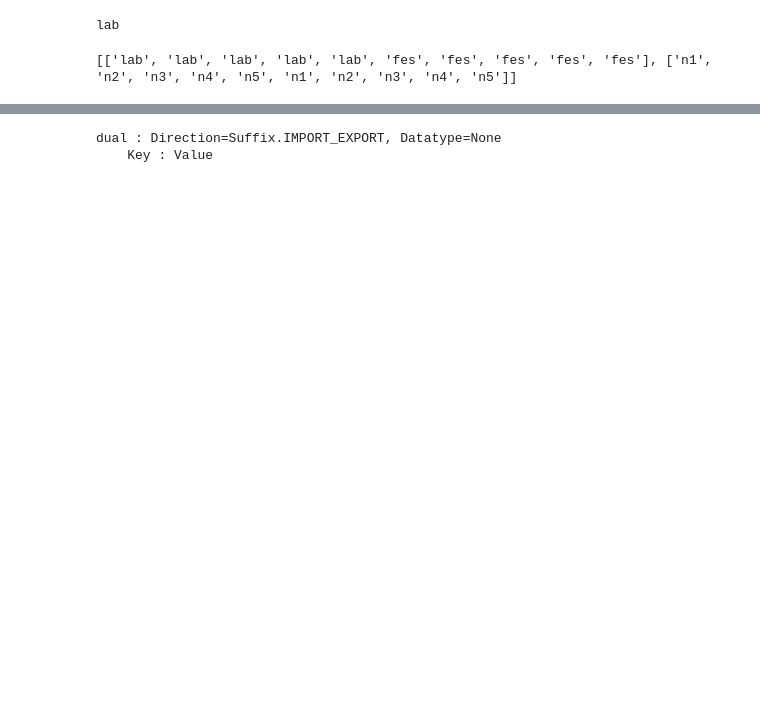
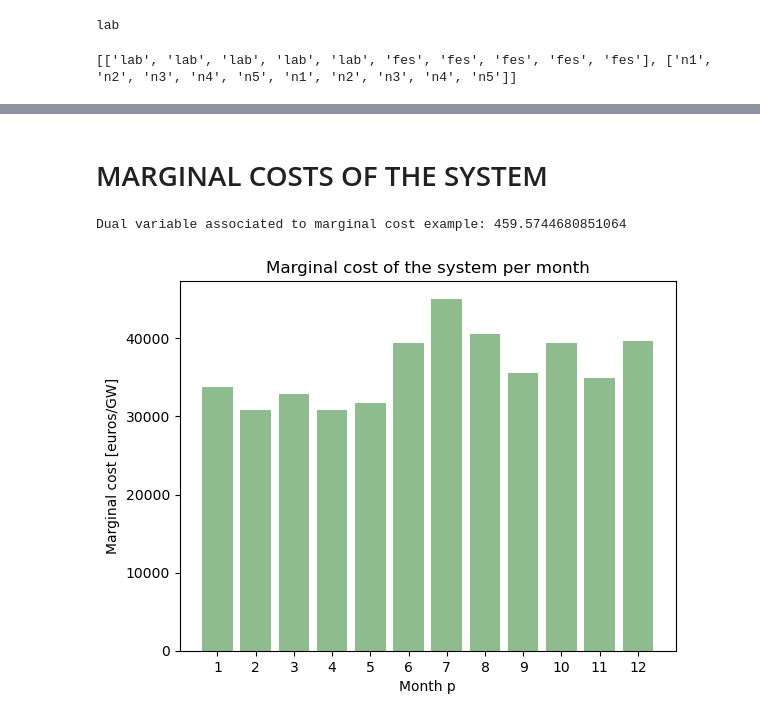
Before and after one commit to juanraposo2000/PYOMO, a Jupyter notebook: MMP_PYOMO.ipynb, the cells around one changed output, grey strips where cells are left out. Drawn from its saved outputs; the diff is of its cells as text; code cells hidden in the pictures; blank space fills up the shorter version.

```diff
--- a/MMP_PYOMO.ipynb
+++ b/MMP_PYOMO.ipynb
@@ -65,7 +64,7 @@ m.y = Var(m.t,m.s, m.p, within= Binary)#y(t,s,p) Start up decision for generator
 # %%
-m.qt = Var(m.t, m.n, m.s, m.p) #q(t,n,s,p) Net power delivered by thermal generator t [GW]
-m.qh = Var(m.h, m.n, m.s, m.p, within= Reals) #q(h,n,s,p) Net power delivered by hydraulic generator h [GW]
-m.b = Var(m.h, m.n, m.s, m.p) #b(h,n,s,p)Gross power consumed by pumping-storage plant [GW]
-m.w = Var(m.h, m.p) #w(h,p) Hydroelectric energy in the reservoir of the plant [GWh]
+m.qt = Var(m.t, m.n, m.s, m.p, within= NonNegativeReals) #q(t,n,s,p) Net power delivered by thermal generator t [GW]
+m.qh = Var(m.h, m.n, m.s, m.p, within= NonNegativeReals) #q(h,n,s,p) Net power delivered by hydraulic generator h [GW]
+m.b = Var(m.h, m.n, m.s, m.p, within= NonNegativeReals) #b(h,n,s,p)Gross power consumed by pumping-storage plant [GW]
+m.w = Var(m.h, m.p, within= NonNegativeReals) #w(h,p) Hydroelectric energy in the reservoir of the plant [GWh]
 # %%
 def obj_rule (m):
@@ -165,2 +198,14 @@ instance = m.create_instance(data)
+# %%
+solver.options['Method'           ] =    1                                       # Solution method: dual-simplex {1} o barrier {2}
+solver.options['MIPGap'           ] =    0.00                                    # Optcr
+solver.options['Threads'          ] =    7                                       # Number of cores dedicated to the optimization
+solver.options['IntFeasTol'       ] = 1e-9
+solver.options['OptimalityTol'    ] = 1e-9
+solver.options['FeasibilityTol'   ] = 1e-9
+solver.options['RINS'             ] =  100
+solver.options['DisplayInterval'  ] =   30
+solver.options['NumericFocus'     ] =    3
+solver.options['MarkowitzTol'     ] =    0.999
+solver.options['ScaleFlag'        ] =    2
 # %%
 
@@ -479,5 +559,19 @@ Index(['n1', 'n2', 'n3', 'n4', 'n5'], dtype='object')
-# %%
-instance.dual.display()
-# %% [output]
-dual : Direction=Suffix.IMPORT_EXPORT, Datatype=None
-    Key : Value
+# %% [markdown]
+# MARGINAL COSTS OF THE SYSTEM
+# %%
+shadow_price = instance.dual[instance.Demand_Bal['n1','lab',1]]
+print("Dual variable associated to marginal cost example:",shadow_price)
+
+
+fig5, ax5 = plt.subplots()
+x_values = range(1, len(instance.p) + 1)
+for p in instance.p:
+    [ax5.bar(p, value(sum(instance.dual[instance.Demand_Bal[n, s, p]] for s in instance.s for n in instance.n)), color = 'darkseagreen')]
+ax5.set_xticks(x_values)
+ax5.set_xlabel("Month p")
+ax5.set_ylabel("Marginal cost [euros/GW]")
+ax5.set_title("Marginal cost of the system per month")
+plt.show()
+# %% [output]
+Dual variable associated to marginal cost example: 459.5744680851064
+[figure, added]
```
Also changed, not shown: parts of 26 cells of this notebook, 2 other files.
